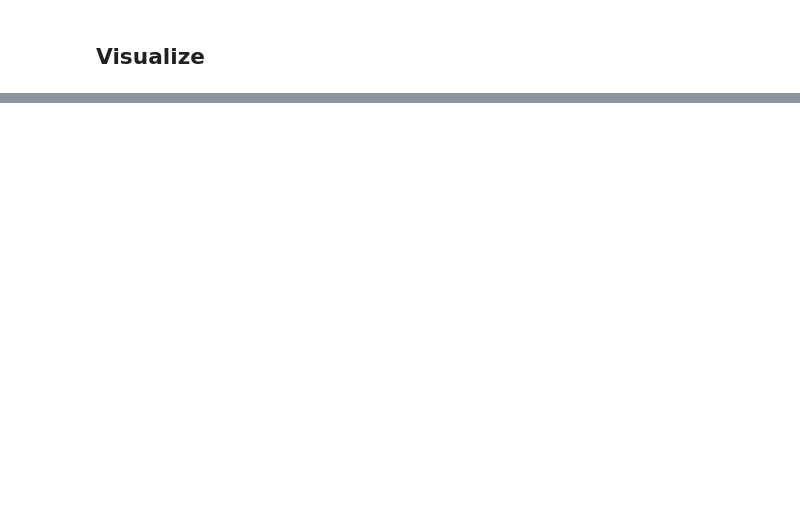
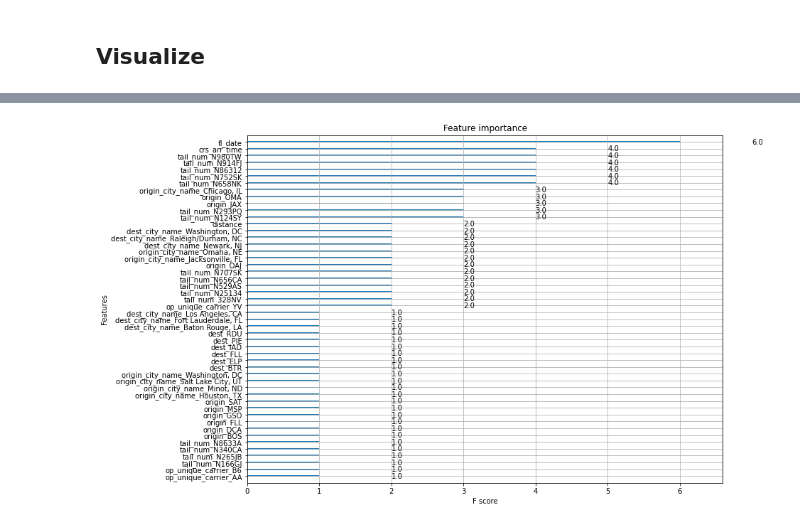
Before and after one commit to Mkyleran/mid-term-project-I, a Jupyter notebook: src/XGBoost.ipynb, the cells around one changed output, grey strips where cells are left out. Drawn from its saved outputs; the diff is of its cells as text; code cells hidden in the pictures; blank space fills up the shorter version.

```diff
--- a/src/XGBoost.ipynb
+++ b/src/XGBoost.ipynb
@@ -276,5 +339,7 @@ plt.show()
 # %%
 # Feature Importance
-fig, ax = plt.subplots(figsize=[5, 5])
 ax = xgb.plot_importance(xg_reg)
-plt.show()
+fig = ax.figure
+fig.set_size_inches(12, 9)
+# %% [output]
+[figure, added]
```
Also changed, not shown: parts of 9 cells of this notebook.
